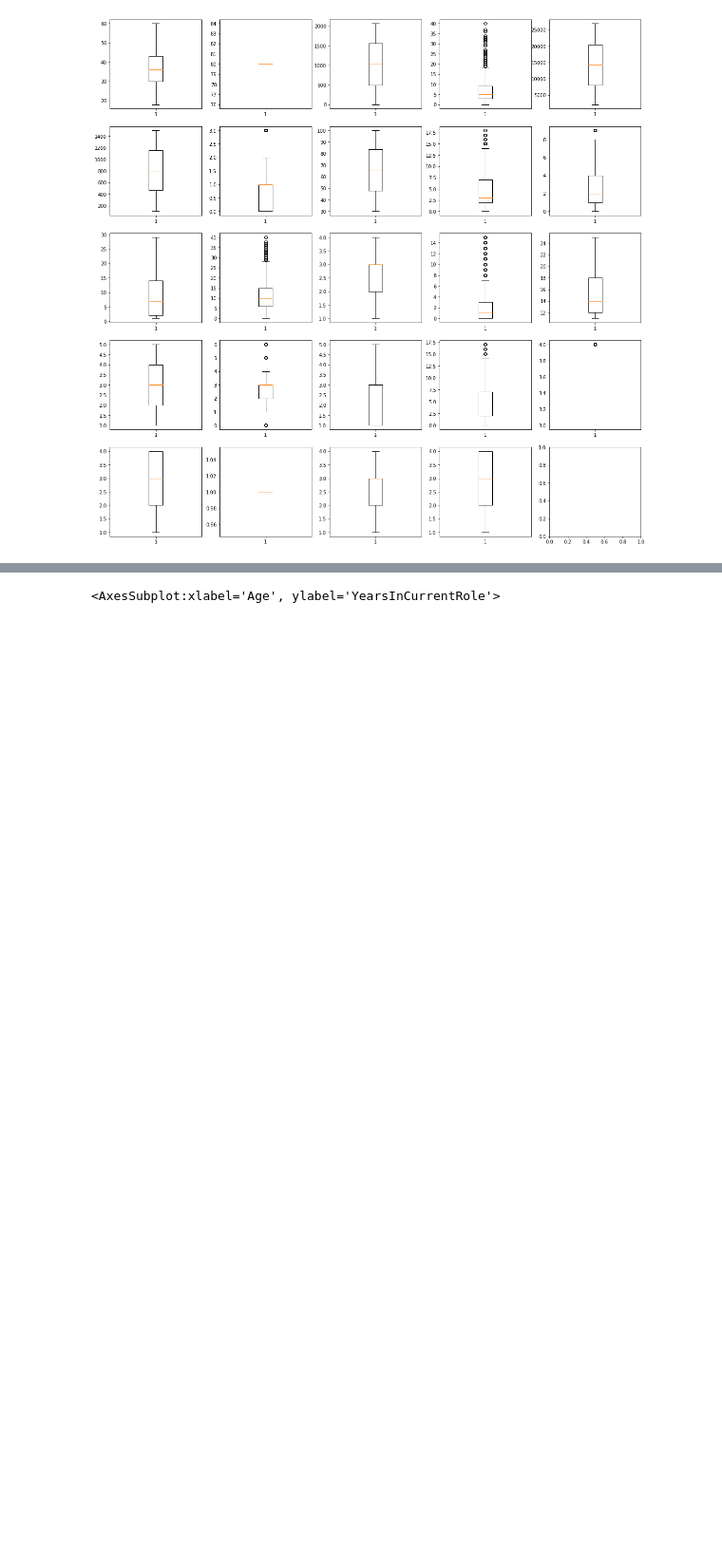
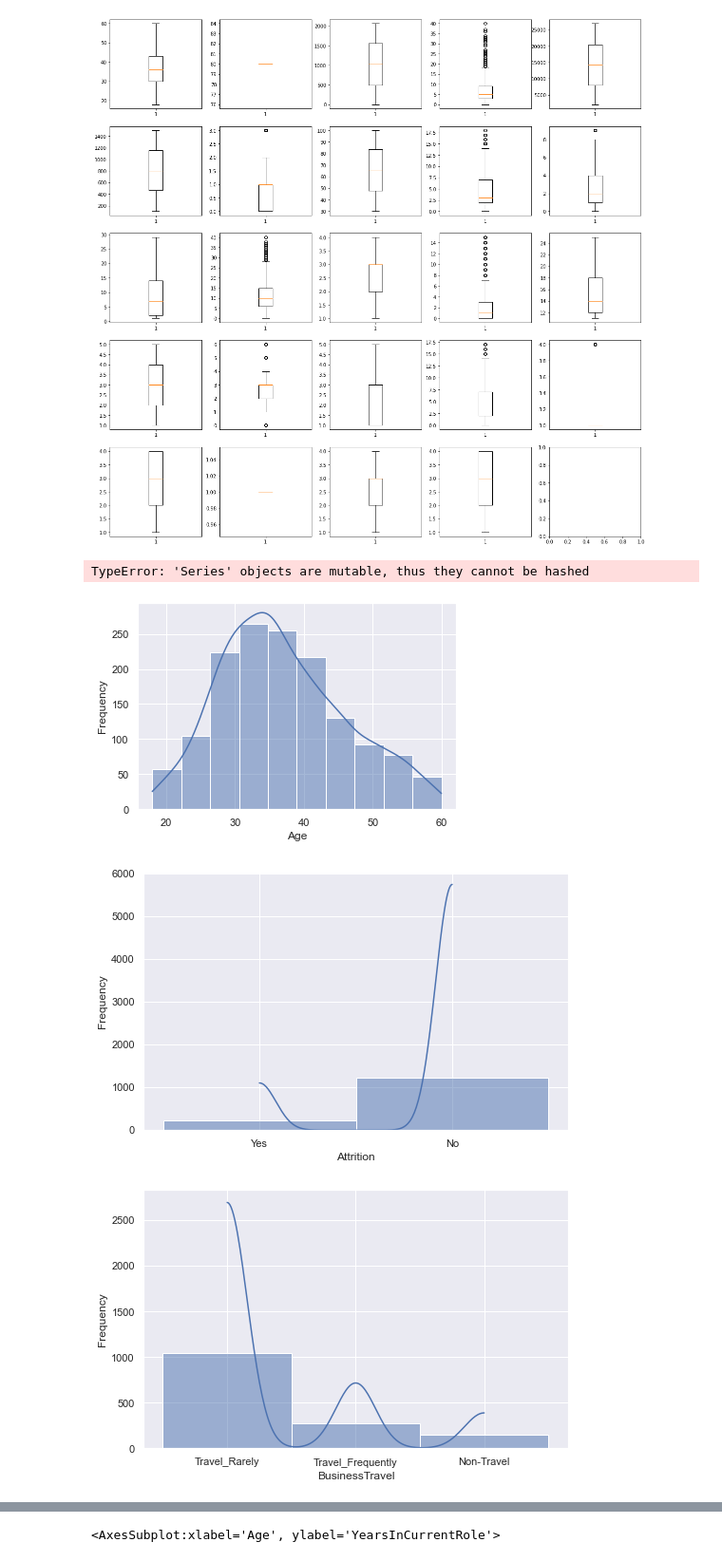
Before and after one commit to super-cinnamon/Projet_DM, a Jupyter notebook: projet.ipynb, the cells around one changed output, grey strips where cells are left out. Shown at 95% size. Cells and saved outputs as stored; diff of their text form; code cells hidden in the pictures; blank space fills up the shorter version.

```diff
--- a/projet.ipynb
+++ b/projet.ipynb
@@ -311,3 +309,19 @@ YearsWithCurrManager
 # %%
 import warnings
 warnings.filterwarnings('ignore')
+# %%
+def distribution_plot(data):
+  for i in data.columns:
+    plt.figure()
+    plt.tight_layout()
+    sns.set(rc={"figure.figsize":(8, 5)})
+    plt.gca().set(xlabel= i,ylabel='Frequency')
+    sns.histplot(data[i], bins = 10,kde=True)
+    name_img = 'dist'+i+'.png'
+    plt.savefig(name_img)
+distribution_plot(df)
+# %% [output]
+TypeError: 'Series' objects are mutable, thus they cannot be hashed
+[figure, added]
+[figure, added]
+[figure, added]
```
Also changed, not shown: parts of 3 cells of this notebook, 10 other files.
